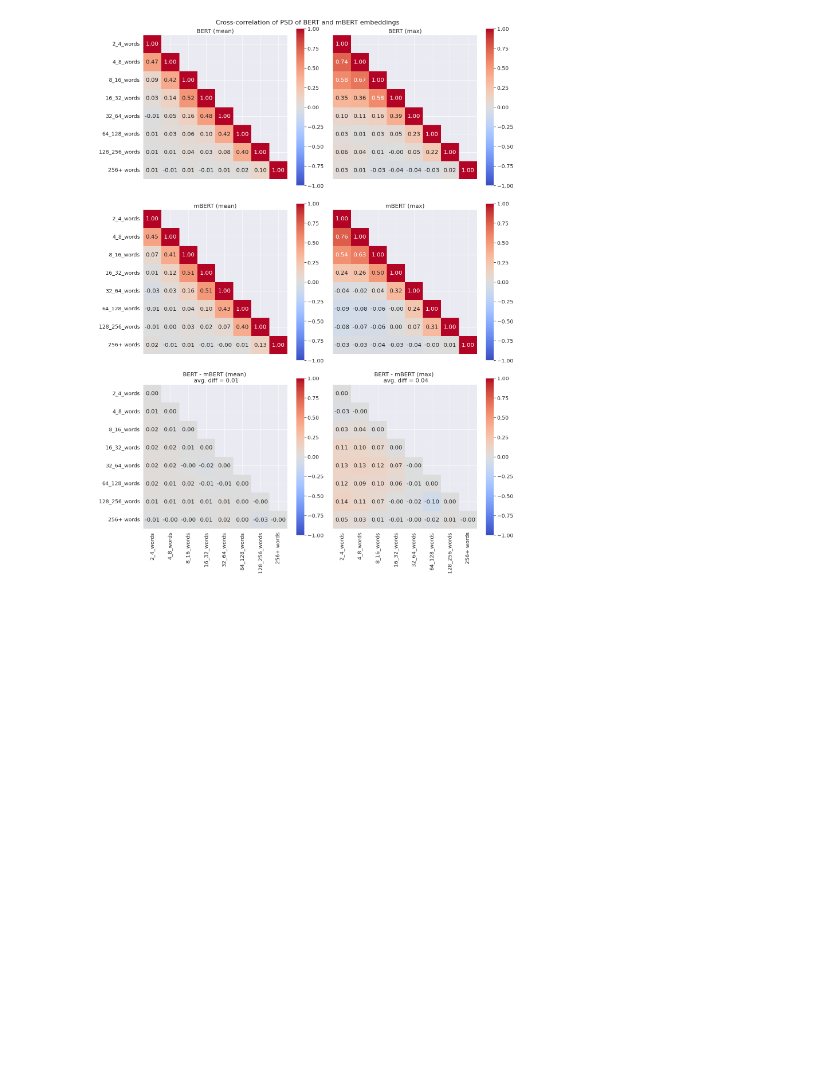
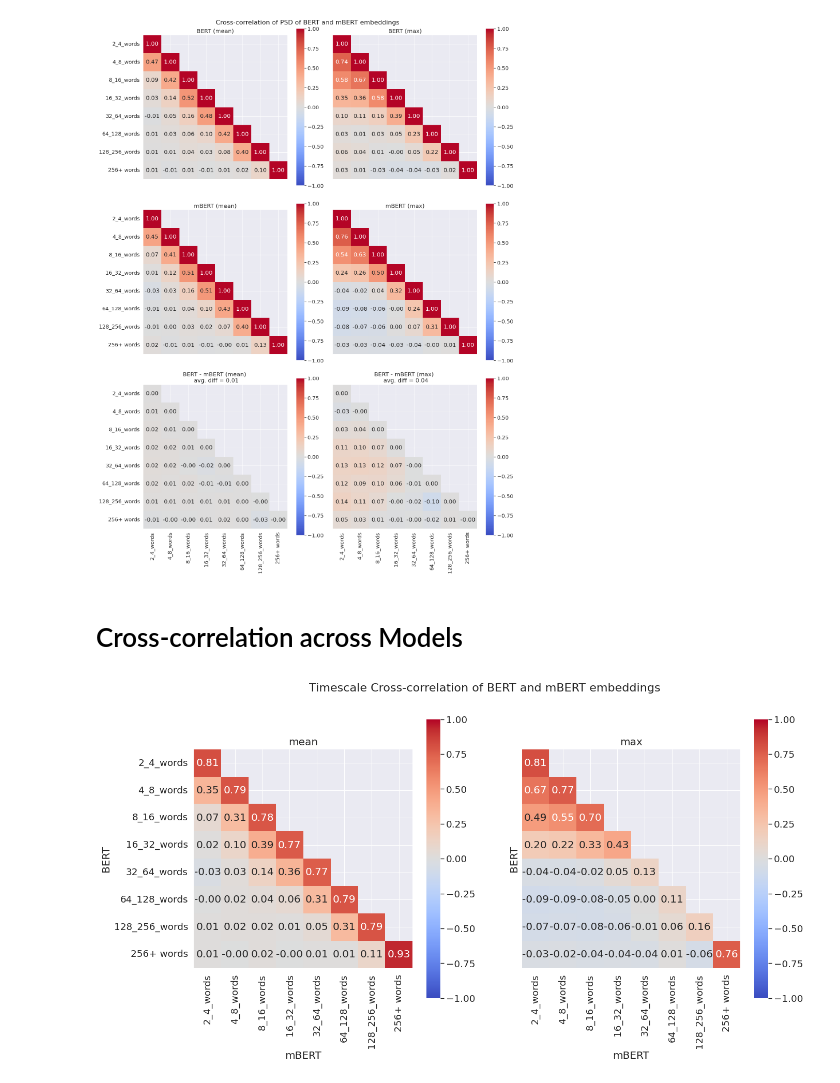
Before and after one commit to bramantyois/multilang_timescale, a Jupyter notebook: notebook/00_feature_extraction/00_a_feature_set_comparison_on_interp.ipynb, the cells around one changed output. Saved outputs shown, nothing was run; the diff lists cells and outputs as text; code cells hidden in the pictures; blank space fills up the shorter version.

```diff
--- a/notebook/00_feature_extraction/00_feature_set_comparison.ipynb
+++ b/notebook/00_feature_extraction/00_a_feature_set_comparison_on_interp.ipynb
@@ -207,7 +315,7 @@ def compute_psd(
     feature_set: Dict,
     timescale: str,
     agg_method: str = "mean",
-    sampling_rate: float = 2.0,
+    sampling_rate: float = 0.5,
     fft_size: Optional[int] = None,
 ):
     """
@@ -416,3 +524,5 @@ plt.tight_layout()
 plt.show()
 # %% [output]
 [figure]
+# %% [markdown]
+# Cross-correlation across Models
@@ -418,0 +581,25 @@ plt.show()
+# %%
+crosscorr_mean = compute_timescale_crosscorrelation_models(bert_train_feature, mbert_train_feature, periods, agg_method="mean")
+crosscorr_max = compute_timescale_crosscorrelation_models(bert_train_feature, mbert_train_feature, periods, agg_method="max")
+# %%
+# plot heatmap
+fig, axes = plt.subplots(nrows=1, ncols=2, figsize=(15, 7), sharey=True, sharex=True)
+axes = axes.ravel()
+
+plot_heatmap(crosscorr_mean, periods, ax=axes[0])
+plot_heatmap(crosscorr_max, periods, ax=axes[1])
+
+axes[0].set_title("mean")
+axes[0].set_ylabel("BERT")
+axes[0].set_xlabel("mBERT")
+
+
+axes[1].set_title("max")
+axes[1].set_ylabel("BERT")
+axes[1].set_xlabel("mBERT")
+
+fig.suptitle("Timescale Cross-correlation of BERT and mBERT embeddings", fontsize=16)
+
+plt.show()
+# %% [output]
+[figure, added]
```
Also changed, not shown: parts of 13 cells of this notebook, 4 other files.
